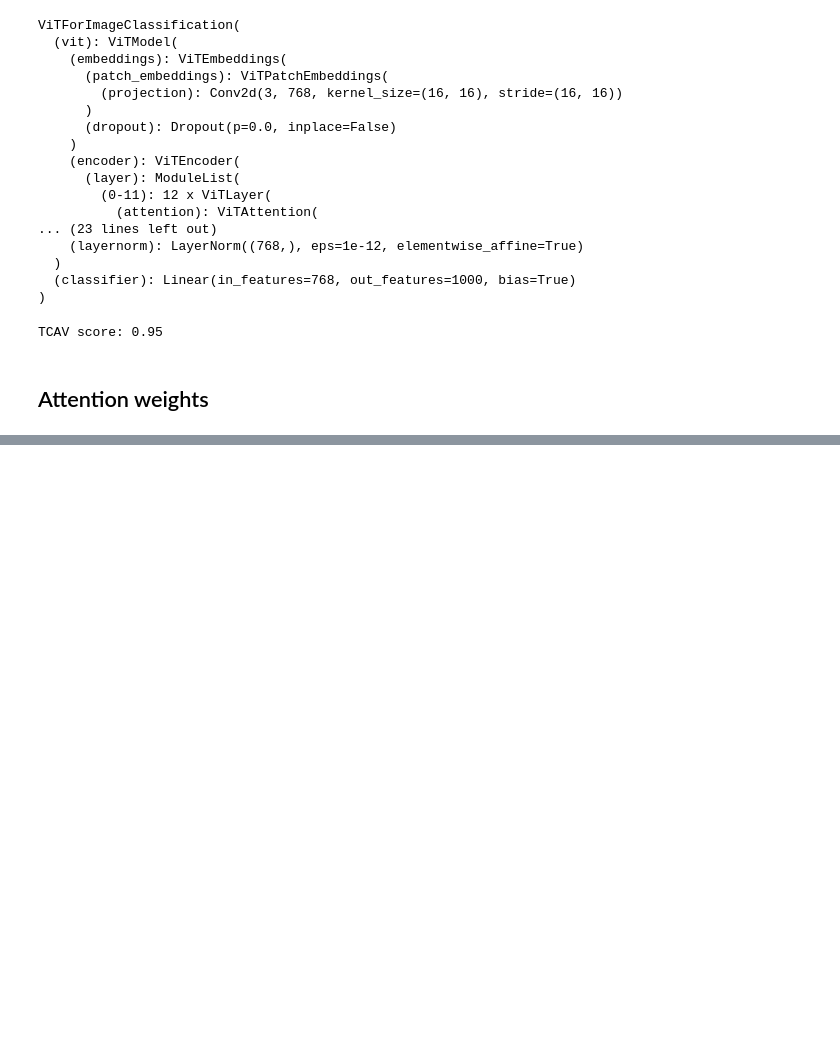
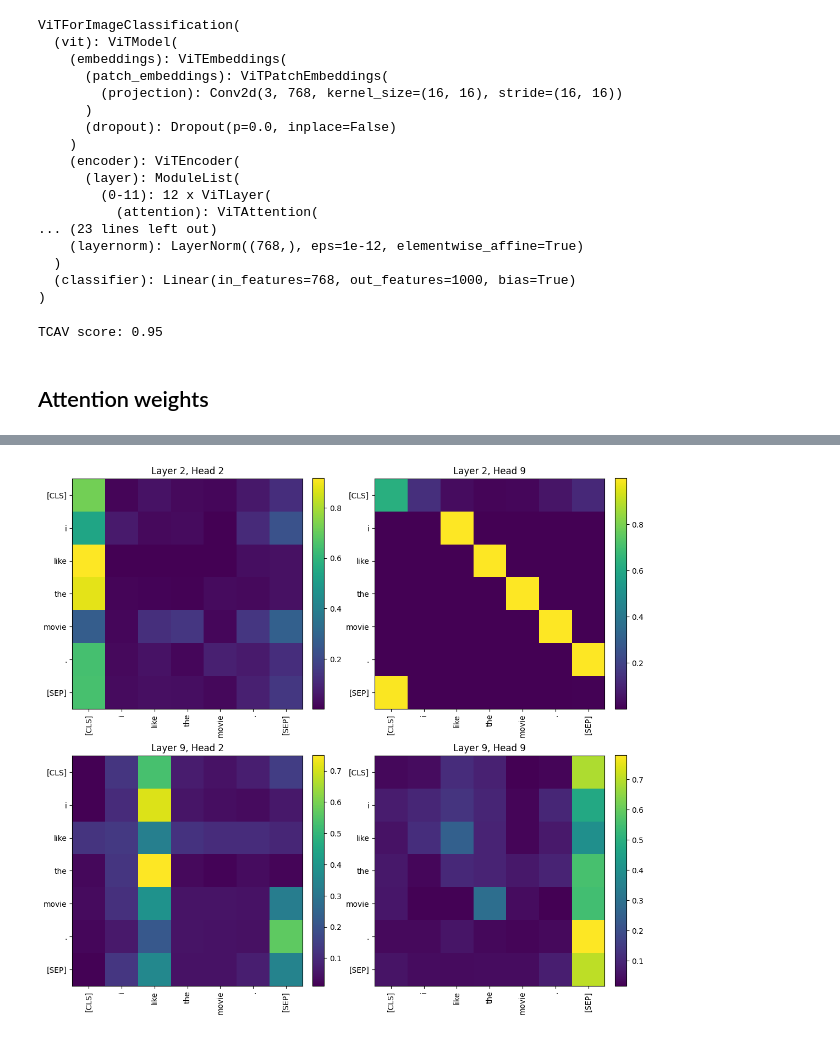
Before and after one commit to Abdulrasheed1729/xai, a Jupyter notebook: Transformers/Transformers.ipynb, the cells around one changed output, grey strips where cells are left out. Saved outputs shown, nothing was run; the diff lists cells and outputs as text; code cells hidden in the pictures; blank space fills up the shorter version.

```diff
--- a/Transformers/Transformers.ipynb
+++ b/Transformers/Transformers.ipynb
@@ -335,0 +359,35 @@ tokens = tokenizer.convert_ids_to_tokens(input["input_ids"][0])
+# %%
+attn_matrix_1 = attentions[2][0, 2].detach().cpu().numpy()
+attn_matrix_2 = attentions[2][0, 9].detach().cpu().numpy()
+attn_matrix_3 = attentions[9][0, 9].detach().cpu().numpy()
+attn_matrix_4 = attentions[9][0, 2].detach().cpu().numpy()
+
+fig, axes = plt.subplot_mosaic([['L2_H2', 'L2_H9'],
+                                ['L9_H2', 'L9_H9']], figsize=(13, 12))
+
+# fig.suptitle("Comparison of Attention Heads across Layers", fontsize=16)
+
+
+plot_data = [
+    ('L2_H2', attn_matrix_1, "Layer 2, Head 2"),
+    ('L2_H9', attn_matrix_2, "Layer 2, Head 9"),
+    ('L9_H2', attn_matrix_4, "Layer 9, Head 2"),
+    ('L9_H9', attn_matrix_3, "Layer 9, Head 9")
+]
+
+for ax_key, matrix, title in plot_data:
+    ax = axes[ax_key]
+    im = ax.imshow(matrix, cmap='viridis')
+
+    # Set Ticks and Labels
+    ax.set_xticks(np.arange(len(tokens)))
+    ax.set_yticks(np.arange(len(tokens)))
+    ax.set_xticklabels(tokens, rotation=90)
+    ax.set_yticklabels(tokens)
+    ax.set_title(title)
+
+    fig.colorbar(im, ax=ax, fraction=0.046, pad=0.04)
+
+plt.show()
+# %% [output]
+[figure, added]
```
Also changed, not shown: parts of 4 cells of this notebook.
